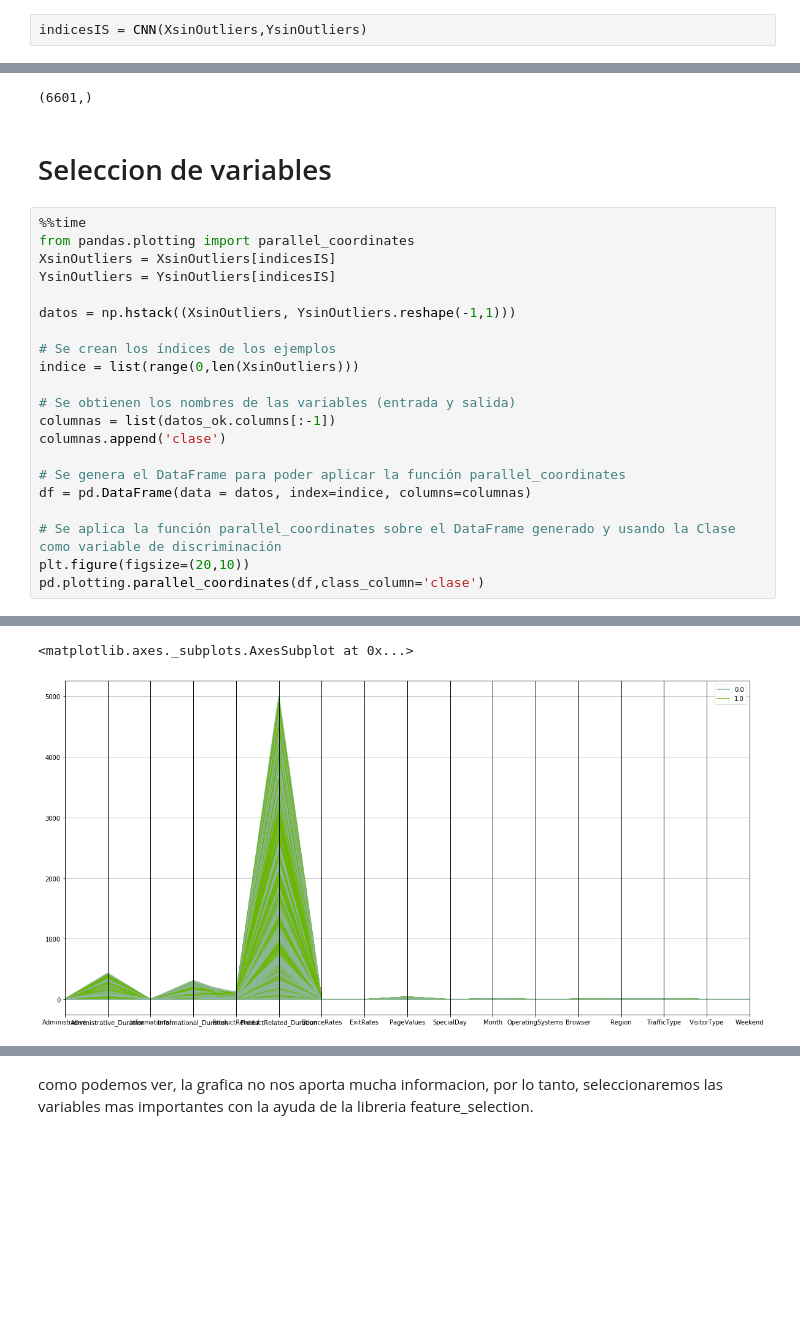
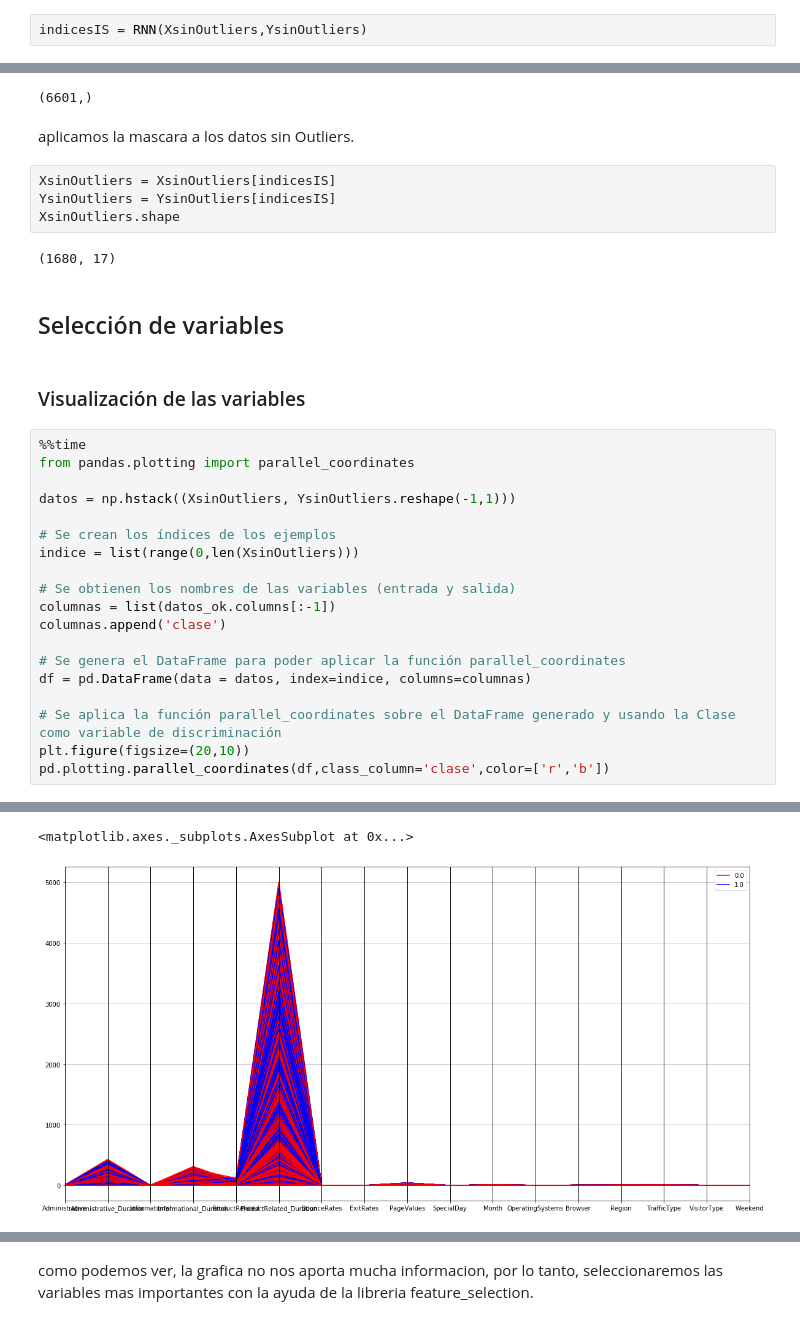
Before and after one commit to jhonnyfc/Online_Shoppers_Intention, a Jupyter notebook: Codigo_han.ipynb, the cells around one changed output, grey strips where cells are left out. Cells and saved outputs as stored; diff of their text form; blank space fills up the shorter version.

Commit message:
ultimate actulization
todo bien con indice

```diff
--- a/Codigo_han.ipynb
+++ b/Codigo_han.ipynb
@@ -584,5 +729,5 @@ Wall time: 5min 20s
 # %%
-indicesIS = CNN(XsinOutliers,YsinOutliers)
+indicesIS = RNN(XsinOutliers,YsinOutliers)
 # %% [output]
 CNN, fin de iteración, fallados: 1507, ejemplos en S: 1509
 CNN, fin de iteración, fallados: 473, ejemplos en S: 1982
@@ -593,13 +738,21 @@ CNN, fin de iteración, fallados: 0, ejemplos en S: 2039
 indicesIS.shape
 # %% [output]
 (6601,)
+# %% [markdown]
+aplicamos la mascara a los datos sin Outliers.
+# %%
+XsinOutliers = XsinOutliers[indicesIS]
+YsinOutliers = YsinOutliers[indicesIS]
+XsinOutliers.shape
+# %% [output]
+(1680, 17)
 # %% [markdown]
-# Seleccion de variables
+## Selección de variables
+# %% [markdown]
+### Visualización de las variables
 # %%
 %%time
 from pandas.plotting import parallel_coordinates
-XsinOutliers = XsinOutliers[indicesIS]
-YsinOutliers = YsinOutliers[indicesIS]
 
 datos = np.hstack((XsinOutliers, YsinOutliers.reshape(-1,1)))
 
@@ -615,5 +768,5 @@ df = pd.DataFrame(data = datos, index=indice, columns=columnas)
 
 # Se aplica la función parallel_coordinates sobre el DataFrame generado y usando la Clase como variable de discriminación
 plt.figure(figsize=(20,10))
-pd.plotting.parallel_coordinates(df,class_column='clase')
+pd.plotting.parallel_coordinates(df,class_column='clase',color=['r','b'])
 # %% [output]
@@ -621,2 +774,2 @@ Wall time: 12.5 s
 <matplotlib.axes._subplots.AxesSubplot at 0x...>
-[figure, old version]
+[figure, new version]
```
Also changed, not shown: parts of 85 cells of this notebook.
